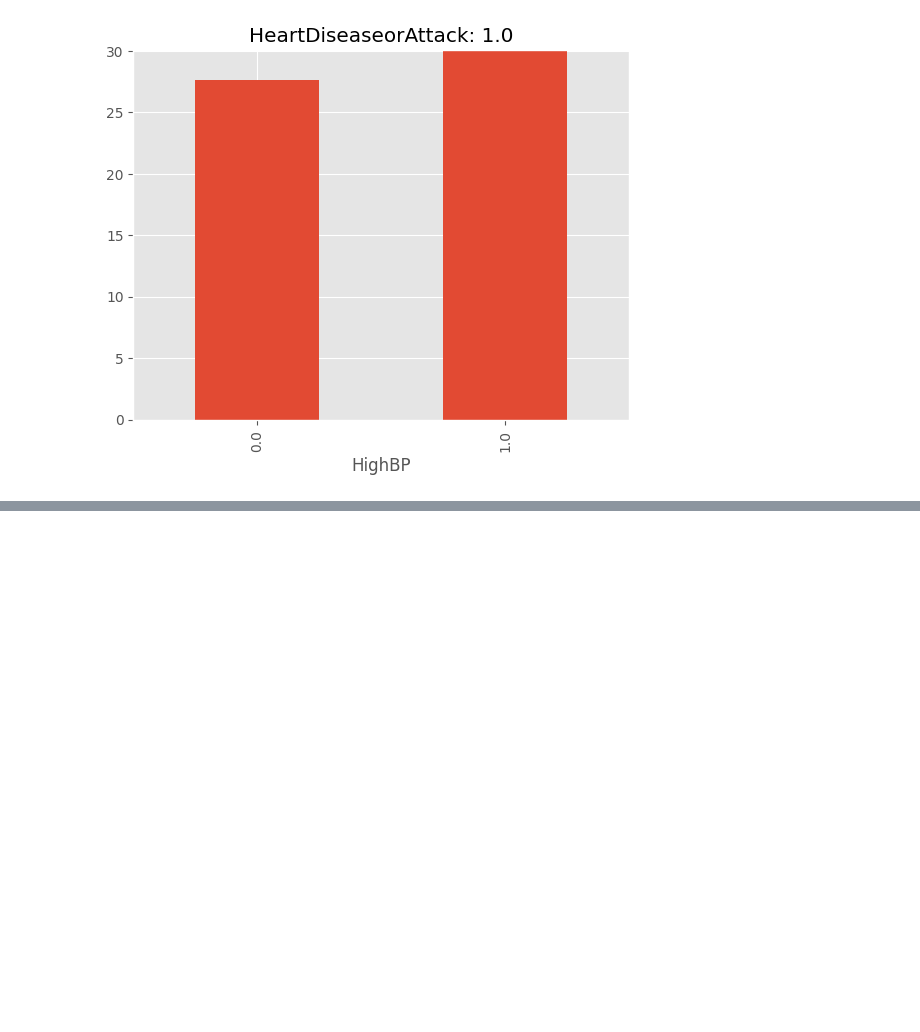
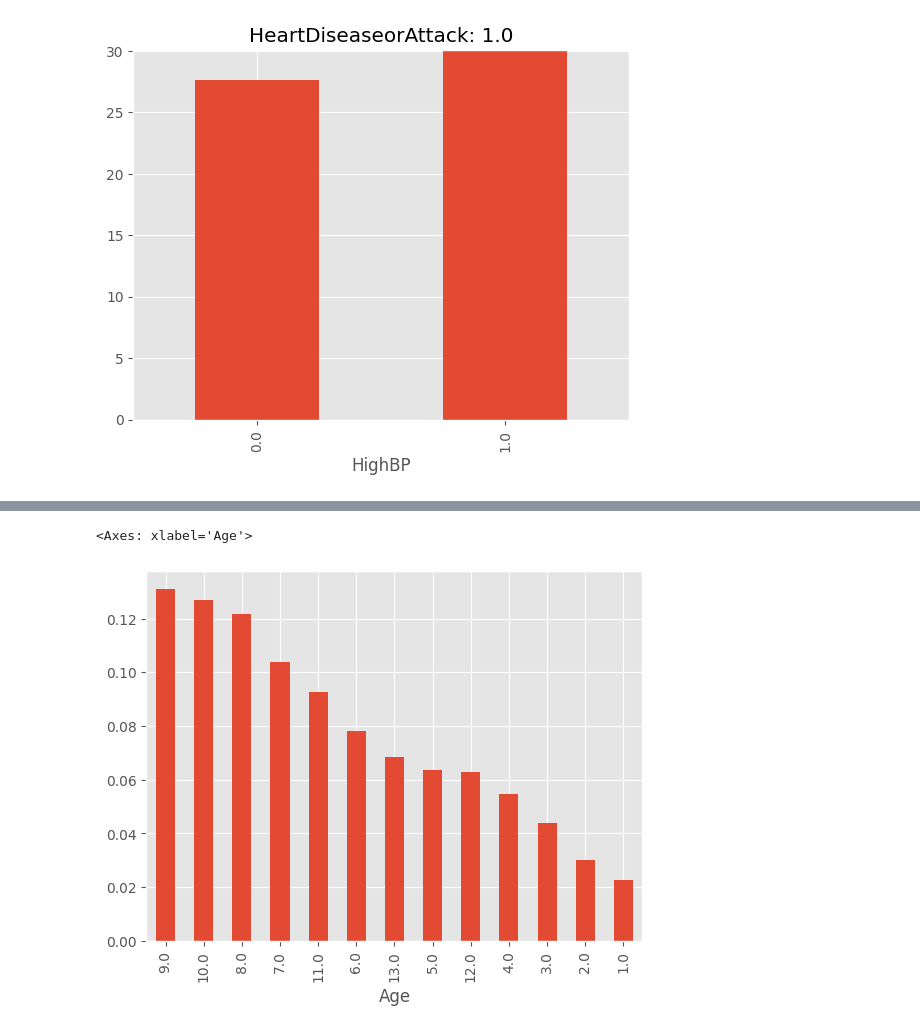
Before and after one commit to RobinMurk/Heart_attack_risk_analysis, a Jupyter notebook: Heart_disease_analysis.ipynb, the cells around one changed output, grey strips where cells are left out. Drawn from its saved outputs; the diff is of its cells as text; code cells hidden in the pictures; blank space fills up the shorter version.

```diff
--- a/Heart_disease_analysis.ipynb
+++ b/Heart_disease_analysis.ipynb
@@ -100,0 +101,5 @@ HeartDiseaseorAttack
+# %%
+data['Age'].value_counts(normalize=True).plot(kind="bar")
+# %% [output]
+<Axes: xlabel='Age'>
+[figure, added]
```
Also changed, not shown: parts of 13 cells of this notebook, 1 other file.
